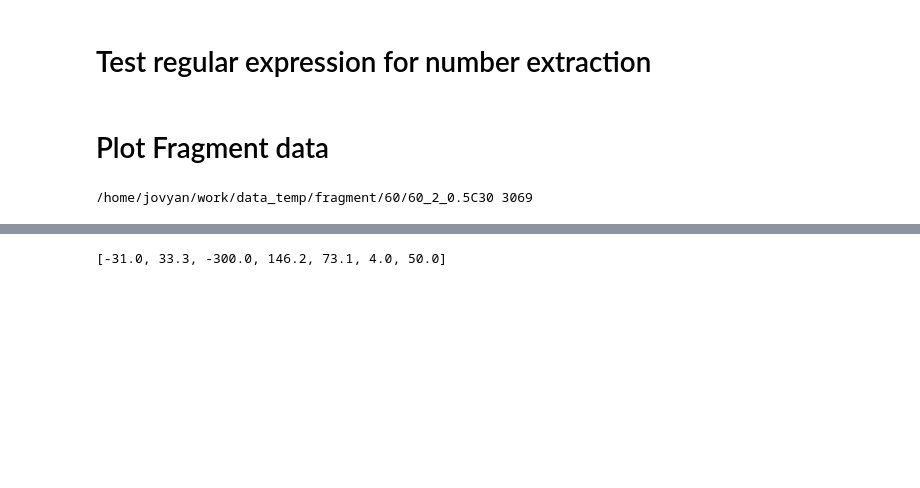
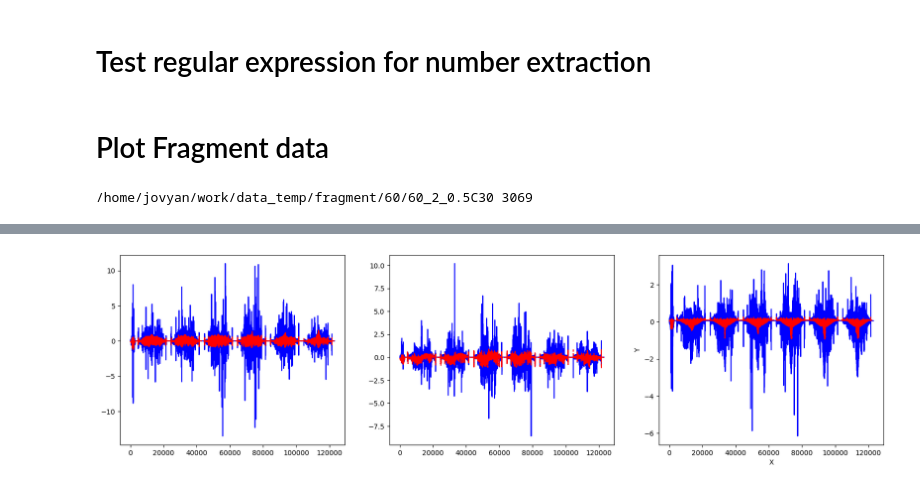
Before and after one commit to qilinli/gns-fragment, a Jupyter notebook: notebooks/read_fragment.ipynb, the cells around one changed output, grey strips where cells are left out. Drawn from its saved outputs; the diff is of its cells as text; code cells hidden in the pictures; blank space fills up the shorter version.

```diff
--- a/notebooks/read_fragment.ipynb
+++ b/notebooks/read_fragment.ipynb
@@ -543,4 +433,6 @@ Text(0.5, 0, 'Z')
 # %%
+import pandas as pd
+
 metafile = '/home/jovyan/work/data_temp/fragment/GNN_Fragment.xlsx'
 
 metadata = pd.DataFrame()
@@ -555,10 +447,41 @@ for sheet in ['60mm', '90mm', '120mm']:
         df[col] = df[col].fillna(method='ffill')
     df['Strength (MPa)'] = [float(str(x).split('C')[-1]) for x in df['ID']]
     metadata = pd.concat([metadata, df], ignore_index=True)
+df_id = metadata['ID']
+metadata = metadata.drop('ID', axis=1)
+metadata = (metadata - metadata.mean()) / metadata.std()
+metadata = pd.concat([df_id, metadata], axis=1)
+print(metadata.describe())
 metadata = metadata.groupby('ID').apply(lambda x: x.iloc[:, 1:].values.flatten().tolist()).to_dict()
 
-simulation = '90_4_0.3C50'
+simulation = '90_6_0.3C50'
 meta = metadata[simulation]
 print(meta)
-# %% [output]
-[-31.0, 33.3, -300.0, 146.2, 73.1, 4.0, 50.0]
+# %%
+import numpy as np
+import matplotlib.pyplot as plt
+
+
+step_indx = '480_019'
+pred = np.load(f"/home/jovyan/work/gns-fragment/debug/pred_acc_{step_indx}.npy")
+gt = np.load(f"/home/jovyan/work/gns-fragment/debug/target_acc_{step_indx}.npy")
+pred = pred[::1, :]
+gt = gt[::1, :]
+
+# Create figure and axes
+fig = plt.figure(figsize=(20, 5))
+alpha = 0.5
+
+for axis in range(3):
+    ax = fig.add_subplot(1,3,axis+1)
+    ax.plot(gt[:, axis], 'b')
+    ax.plot(pred[:, axis], 'r--')
+
+# Set labels and legend
+ax.set_xlabel('X')
+ax.set_ylabel('Y')
+
+# Show the plot
+plt.show()
+# %% [output]
+[figure, added]
```
Also changed, not shown: parts of 10 cells of this notebook, 9 other files.
